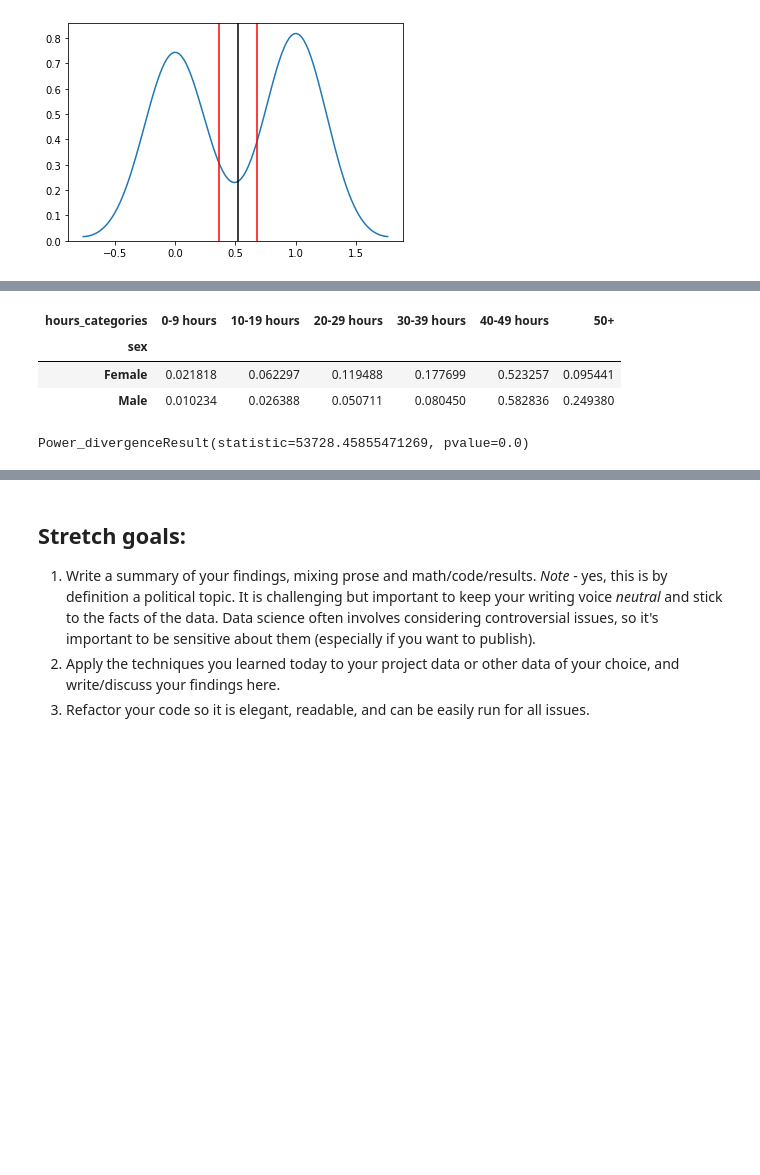
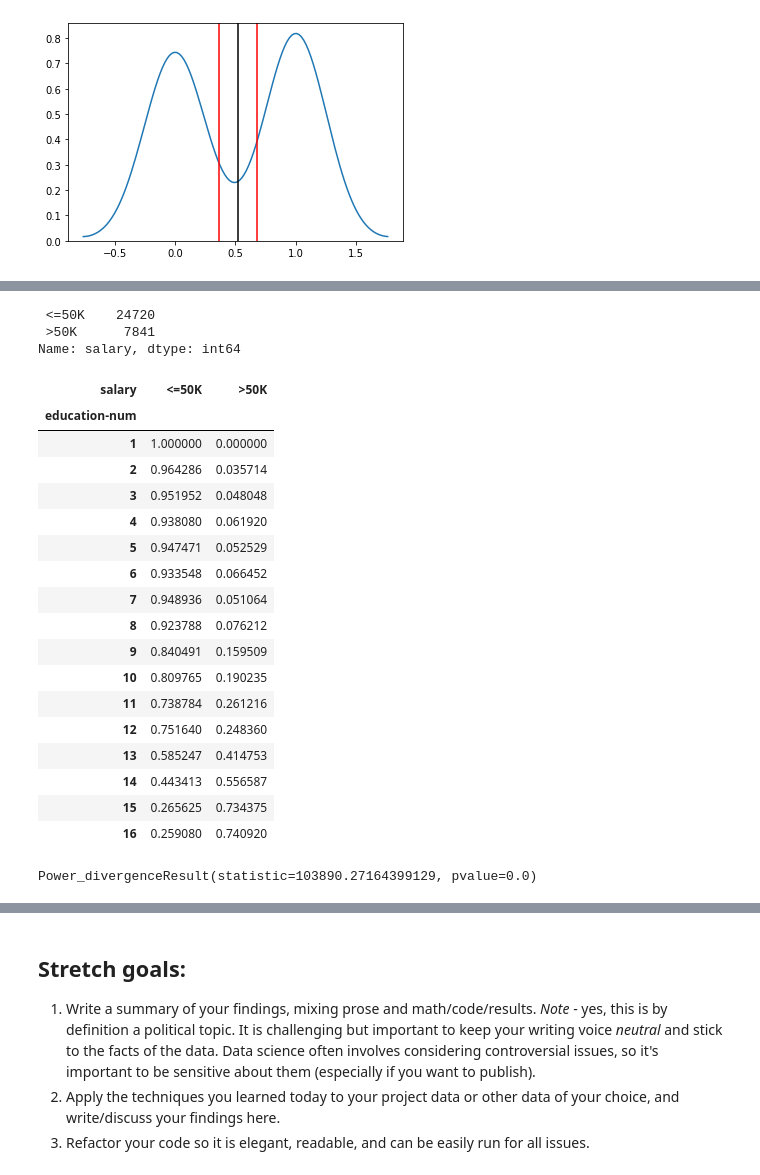
Before and after one commit to bloominstituteoftechnology/DS-Unit-1-Sprint-2-Statistics, a Jupyter notebook: ASSIGNMENT_Sampling_Confidence_Intervals_and_Hypothesis_Testing_Assignment.ipynb, the cells around one changed output, grey strips where cells are left out. Saved outputs shown, nothing was run; the diff lists cells and outputs as text; code cells hidden in the pictures; blank space fills up the shorter version.

```diff
--- a/ASSIGNMENT_Sampling_Confidence_Intervals_and_Hypothesis_Testing_Assignment.ipynb
+++ b/ASSIGNMENT_Sampling_Confidence_Intervals_and_Hypothesis_Testing_Assignment.ipynb
@@ -116,6 +102,0 @@ Name: hours-per-week, dtype: float64
-# %%
-#binned categories
-cut_points=[0, 9, 19, 29, 39, 49, 1000]
-label_names = ['0-9 hours', '10-19 hours', '20-29 hours', '30-39 hours', '40-49 hours', '50+']
-df['hours_categories'] = pd.cut(df['hours-per-week'], cut_points, labels=label_names)
-df[['hours_categories', 'hours-per-week']].head()
@@ -140,13 +124,33 @@ Name: hours_categories, dtype: int64
+# %%
+df['salary'].value_counts().sort_index()
+# %% [output]
+ <=50K    24720
+ >50K      7841
+Name: salary, dtype: int64
 # %%
-pd.crosstab(df['sex'], df['hours_categories'], normalize='index')
+pd.crosstab(df['education-num'], df['salary'], normalize='index')
 # %% [output]
-| hours_categories | 0-9 hours | 10-19 hours | 20-29 hours | 30-39 hours | 40-49 hours | 50+ |
-| sex |  |  |  |  |  |  |
-| Female | 0.021818 | 0.062297 | 0.119488 | 0.177699 | 0.523257 | 0.095441 |
-| Male | 0.010234 | 0.026388 | 0.050711 | 0.080450 | 0.582836 | 0.249380 |
+| salary | <=50K | >50K |
+| education-num |  |  |
+| 1 | 1.000000 | 0.000000 |
+| 2 | 0.964286 | 0.035714 |
+| 3 | 0.951952 | 0.048048 |
+| 4 | 0.938080 | 0.061920 |
+| 5 | 0.947471 | 0.052529 |
+| 6 | 0.933548 | 0.066452 |
+| 7 | 0.948936 | 0.051064 |
+| 8 | 0.923788 | 0.076212 |
+| 9 | 0.840491 | 0.159509 |
+| 10 | 0.809765 | 0.190235 |
+| 11 | 0.738784 | 0.261216 |
+| 12 | 0.751640 | 0.248360 |
+| 13 | 0.585247 | 0.414753 |
+| 14 | 0.443413 | 0.556587 |
+| 15 | 0.265625 | 0.734375 |
+| 16 | 0.259080 | 0.740920 |
 # %%
 #Use Chi squared test with scipy
-chisquare(pd.crosstab(df['sex'], df['hours_categories']), axis=None)
+chisquare(pd.crosstab(df['education-num'], df['salary']), axis=None)
 # %% [output]
-Power_divergenceResult(statistic=53728.45855471269, pvalue=0.0)
+Power_divergenceResult(statistic=103890.27164399129, pvalue=0.0)
 # %%
```
Also changed, not shown: parts of 5 cells of this notebook.
